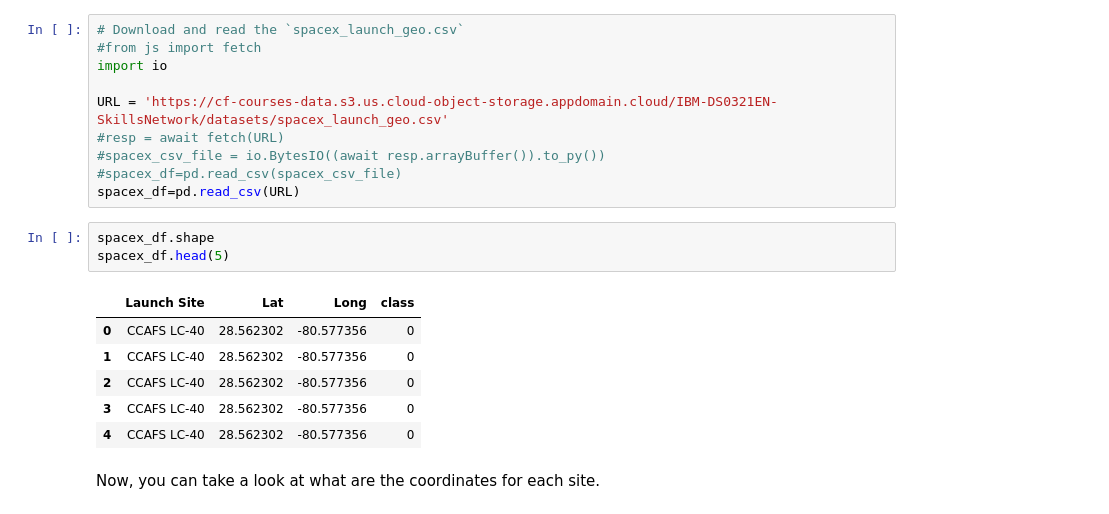
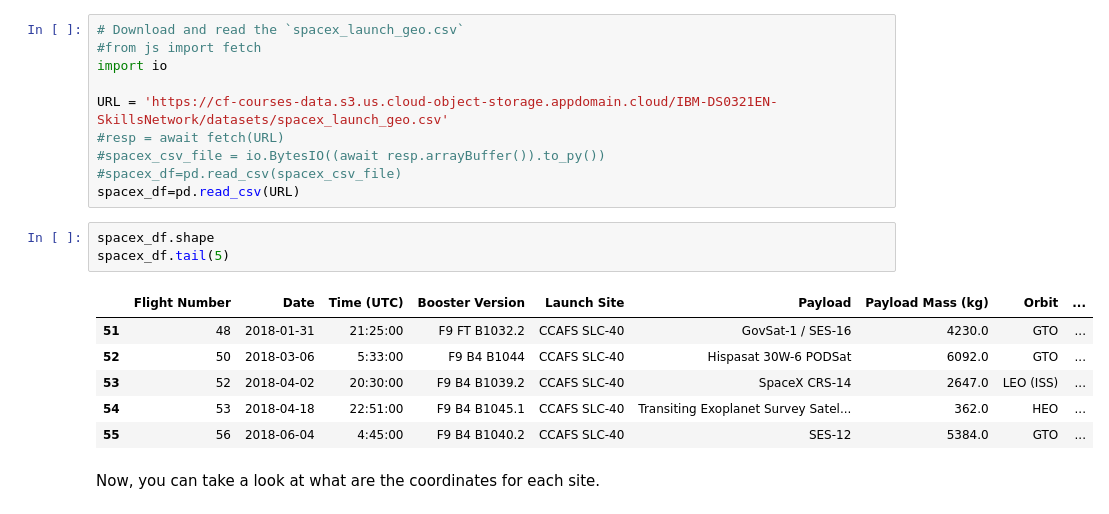
Before and after one commit to arina001/capstone, a Jupyter notebook: NRlab_jupyter_launch_site_location.ipynb, the cells around one changed output. Cells and saved outputs as stored; diff of their text form.

```diff
--- a/NRlab_jupyter_launch_site_location.ipynb
+++ b/NRlab_jupyter_launch_site_location.ipynb
@@ -62,14 +78,14 @@ URL = 'https://cf-courses-data.s3.us.cloud-object-storage.appdomain.cloud/IBM-DS
 spacex_df=pd.read_csv(URL)
 # %%
 spacex_df.shape
-spacex_df.head(5)
+spacex_df.tail(5)
 # %% [output]
-|  | Launch Site | Lat | Long | class |
-| 0 | CCAFS LC-40 | 28.562302 | -80.577356 | 0 |
-| 1 | CCAFS LC-40 | 28.562302 | -80.577356 | 0 |
-| 2 | CCAFS LC-40 | 28.562302 | -80.577356 | 0 |
-| 3 | CCAFS LC-40 | 28.562302 | -80.577356 | 0 |
-| 4 | CCAFS LC-40 | 28.562302 | -80.577356 | 0 |
+|  | Flight Number | Date | Time (UTC) | Booster Version | Launch Site | Payload | Payload Mass (kg) | Orbit | ... |
+| 51 | 48 | 2018-01-31 | 21:25:00 | F9 FT B1032.2 | CCAFS SLC-40 | GovSat-1 / SES-16 | 4230.0 | GTO | ... |
+| 52 | 50 | 2018-03-06 | 5:33:00 | F9 B4 B1044 | CCAFS SLC-40 | Hispasat 30W-6 PODSat | 6092.0 | GTO | ... |
+| 53 | 52 | 2018-04-02 | 20:30:00 | F9 B4 B1039.2 | CCAFS SLC-40 | SpaceX CRS-14 | 2647.0 | LEO (ISS) | ... |
+| 54 | 53 | 2018-04-18 | 22:51:00 | F9 B4 B1045.1 | CCAFS SLC-40 | Transiting Exoplanet Survey Satel... | 362.0 | HEO | ... |
+| 55 | 56 | 2018-06-04 | 4:45:00 | F9 B4 B1040.2 | CCAFS SLC-40 | SES-12 | 5384.0 | GTO | ... |
 # %% [markdown]
 Now, you can take a look at what are the coordinates for each site.
 # %%
```
Also changed, not shown: parts of 5 cells of this notebook, 7 other files.
